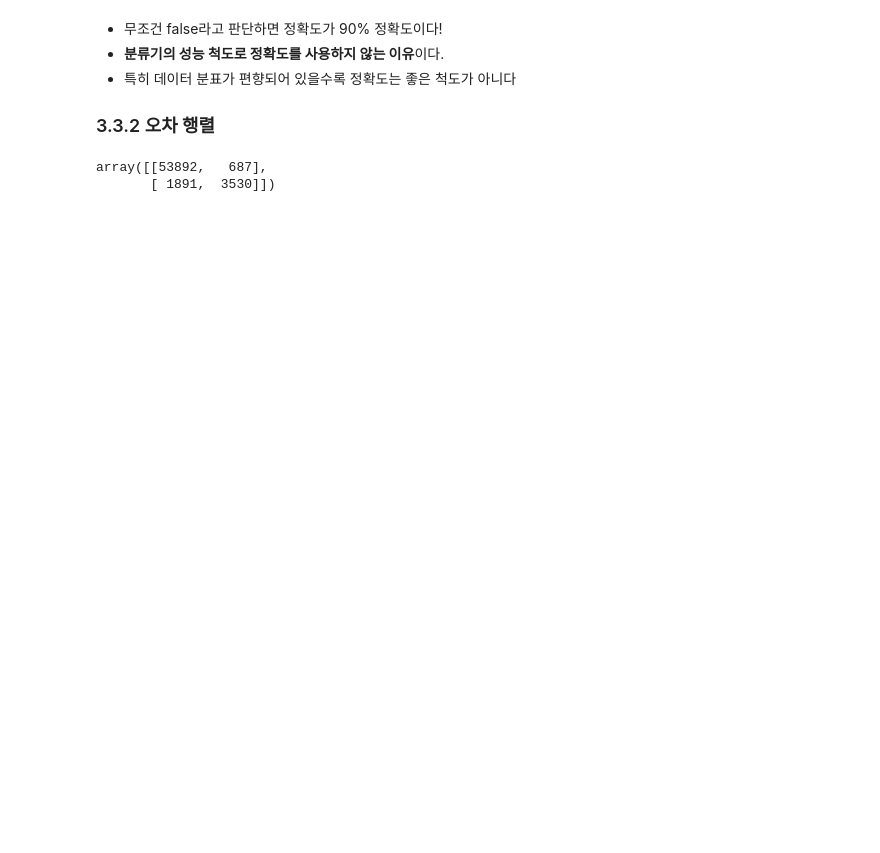
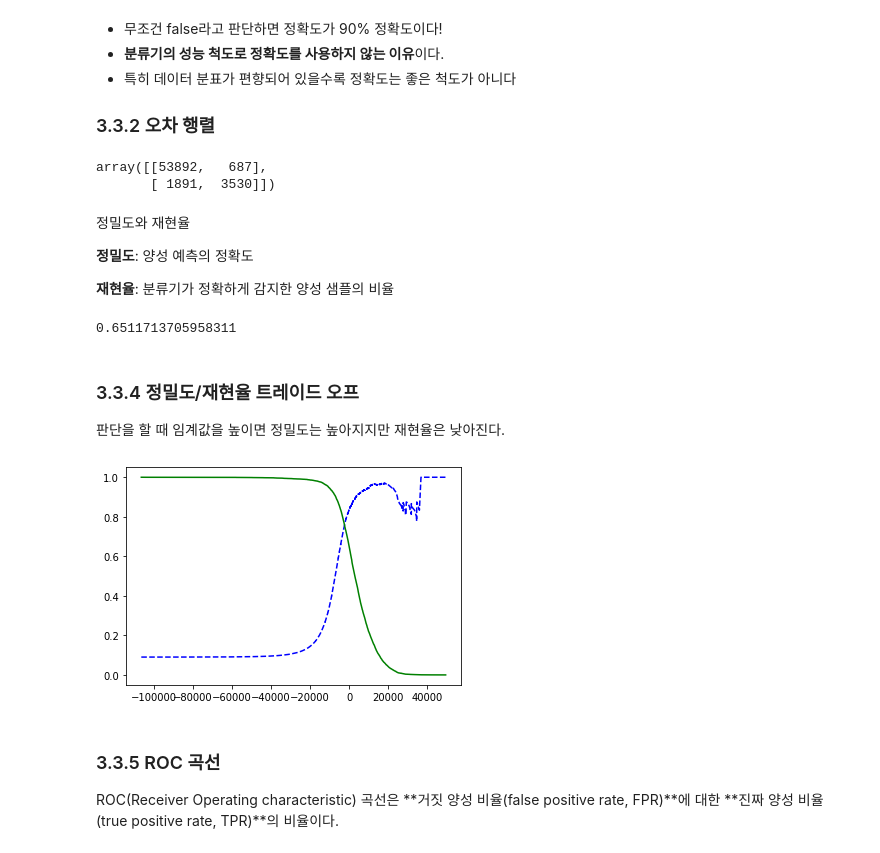
Before and after one commit to sumin123/hands-on-machine-learning, a Jupyter notebook: Ch3. classification.ipynb, the cells around one changed output. Cells and saved outputs as stored; diff of their text form; code cells hidden in the pictures; blank space fills up the shorter version.

```diff
--- a/Ch3. classification.ipynb
+++ b/Ch3. classification.ipynb
@@ -92,3 +100,37 @@ confusion_matrix(y_train_5, y_train_pred)
 # %% [output]
 array([[53892,   687],
        [ 1891,  3530]])
+# %% [markdown]
+정밀도와 재현율
+
+**정밀도**: 양성 예측의 정확도
+
+**재현율**: 분류기가 정확하게 감지한 양성 샘플의 비율
+# %%
+from sklearn.metrics import precision_score, recall_score
+precision_score(y_train_5, y_train_pred)
+recall_score(y_train_5, y_train_pred)
+# %% [output]
+0.6511713705958311
+# %% [markdown]
+### 3.3.4 정밀도/재현율 트레이드 오프
+
+판단을 할 때 임계값을 높이면 정밀도는 높아지지만 재현율은 낮아진다.
+# %%
+from sklearn.metrics import precision_recall_curve
+
+y_scores = cross_val_predict(sgd_clf, X_train, y_train_5, cv=3, method="decision_function")
+precisions, recalls, thresholds = precision_recall_curve(y_train_5, y_scores)
+# %%
+def plot_precision_recall_vs_threshold(precisions, recalls, thresholds):
+    plt.plot(thresholds, precisions[:-1], "b--", label="정밀도")
+    plt.plot(thresholds, recalls[:-1], "g-", label="재현율")
+
+plot_precision_recall_vs_threshold(precisions, recalls, thresholds)
+plt.show()
+# %% [output]
+[figure, added]
+# %% [markdown]
+### 3.3.5 ROC 곡선
+
+ROC(Receiver Operating characteristic) 곡선은 **거짓 양성 비율(false positive rate, FPR)**에 대한 **진짜 양성 비율(true positive rate, TPR)**의 비율이다.
```
Also changed, not shown: parts of 28 cells of this notebook, 9 other files.
